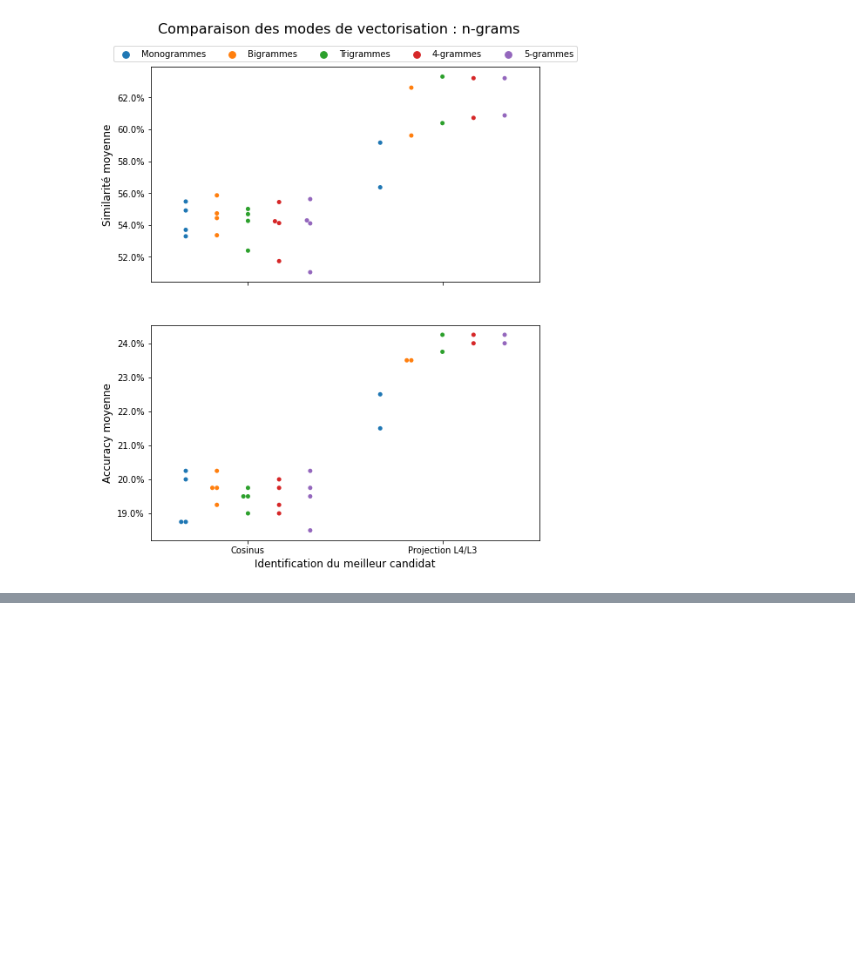
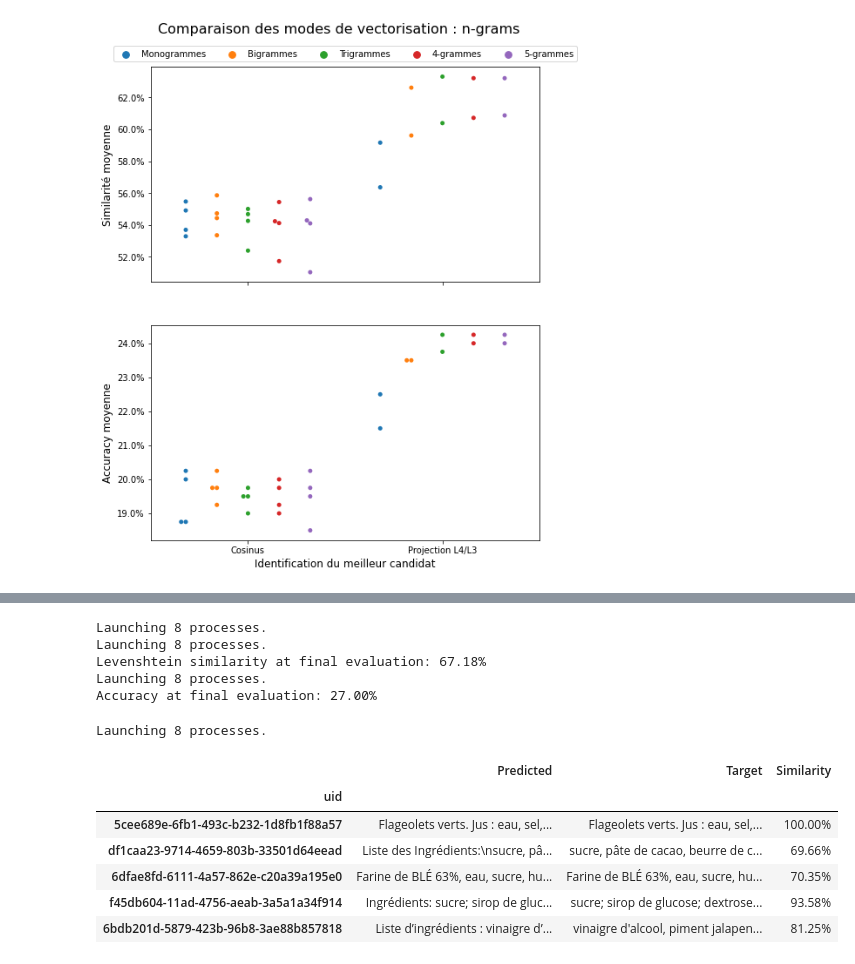
Before and after one commit to UltraDiuve/PIM-Recognizer, a Jupyter notebook: report/notebooks/model_tuning.ipynb, the cells around one changed output, grey strips where cells are left out. Saved outputs shown, nothing was run; the diff lists cells and outputs as text; code cells hidden in the pictures; blank space fills up the shorter version.

```diff
--- a/report/notebooks/model_tuning.ipynb
+++ b/report/notebooks/model_tuning.ipynb
@@ -1439,0 +1452,47 @@ verif_df.loc[verif_df['mean_test_similarity'] == verif_df['mean_test_similarity'
+# %%
+parm_dict = {'Splitter__splitter_func': splitter_funcs[2],
+             'SimilaritySelector__count_vect_type': 'TfidfVectorizer',
+             'SimilaritySelector__similarity': 'projection',
+             'SimilaritySelector__source_norm': 'l4',
+             'SimilaritySelector__projected_norm': 'l3',
+             'SimilaritySelector__count_vect_kwargs': {'ngram_range': (1, 3),
+                                                       'stop_words': stop_words,
+                                                       'strip_accents': 'unicode',
+                                                       'binary': True,
+                                                       'use_idf': False,
+                                                      }
+
+
+
+            }
+
+process_pipe.set_params(**parm_dict)
+process_pipe.fit(train, train['ingredients'])
+print(f"Levenshtein similarity at final evaluation: {lev_scorer(process_pipe, test, test['ingredients']):.2%}")
+print(f"Accuracy at final evaluation: {custom_accuracy(process_pipe, test, test['ingredients']):.2%}")
+# %% [output]
+Launching 8 processes.
+Launching 8 processes.
+Levenshtein similarity at final evaluation: 67.18%
+Launching 8 processes.
+Accuracy at final evaluation: 27.00%
+# %%
+predicted = process_pipe.predict(test)
+lev_sim = partial(text_similarity, similarity='levenshtein')
+# %% [output]
+Launching 8 processes.
+# %%
+comparison = (predicted.rename('Predicted')
+                       .to_frame()
+                       .join(test['ingredients'])
+                       .rename({'ingredients': 'Target'}, axis=1))
+comparison['Similarity'] = comparison.apply(lambda x: f"{lev_sim(x['Predicted'], x['Target']):.2%}", axis=1)
+comparison.sample(5)
+# %% [output]
+|  | Predicted | Target | Similarity |
+| uid |  |  |  |
+| 5cee689e-6fb1-493c-b232-1d8fb1f88a57 | Flageolets verts. Jus : eau, sel,... | Flageolets verts. Jus : eau, sel,... | 100.00% |
+| df1caa23-9714-4659-803b-33501d64eead | Liste des Ingrédients:\nsucre, pâ... | sucre, pâte de cacao, beurre de c... | 69.66% |
+| 6dfae8fd-6111-4a57-862e-c20a39a195e0 | Farine de BLÉ 63%, eau, sucre, hu... | Farine de BLÉ 63%, eau, sucre, hu... | 70.35% |
+| f45db604-11ad-4756-aeab-3a5a1a34f914 | Ingrédients: sucre; sirop de gluc... | sucre; sirop de glucose; dextrose... | 93.58% |
+| 6bdb201d-5879-423b-96b8-3ae88b857818 | Liste d’ingrédients : vinaigre d’... | vinaigre d'alcool, piment jalapen... | 81.25% |
```
Also changed, not shown: parts of 19 cells of this notebook, 3 other files.
